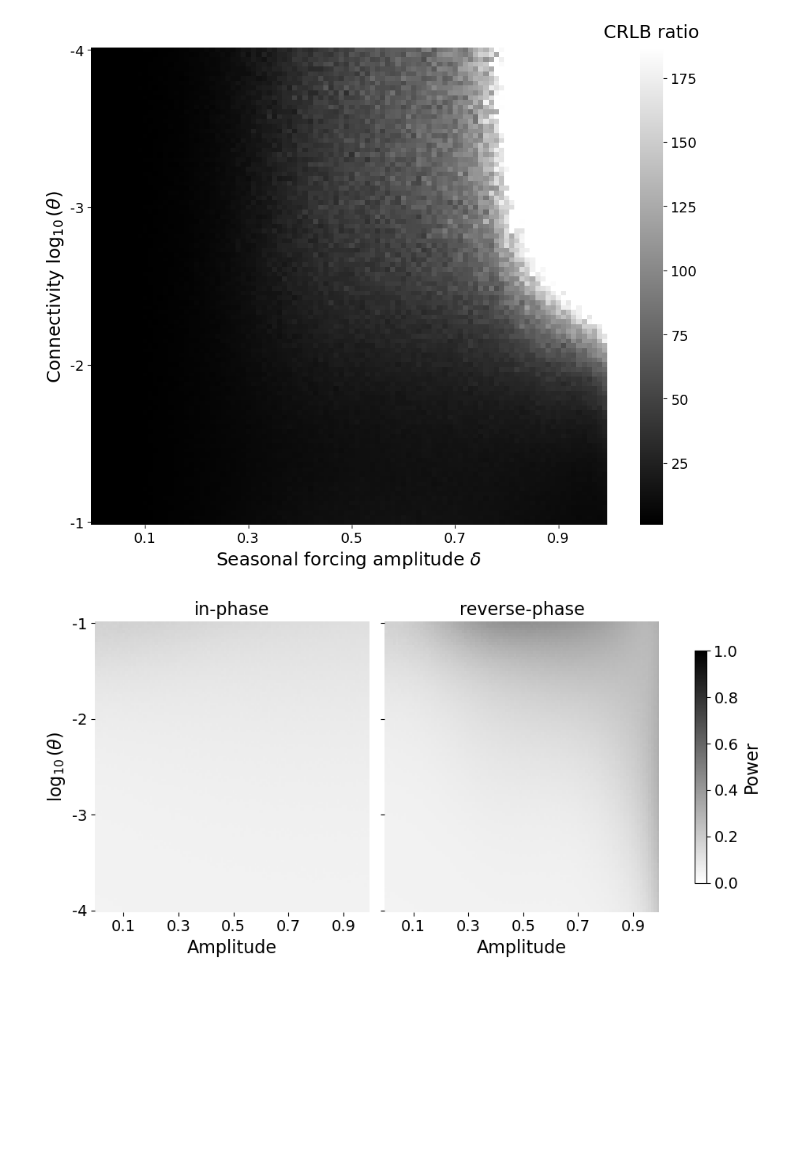
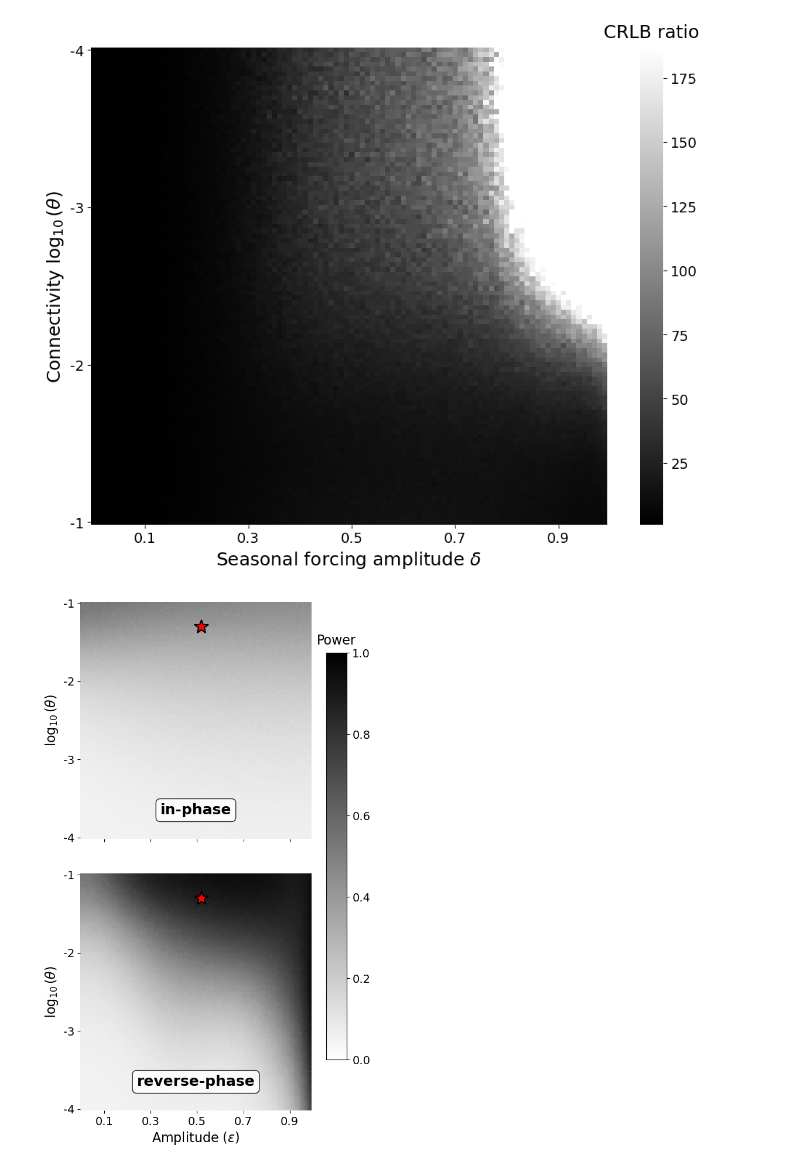
Before and after one commit to yairdaon/contacts, a Jupyter notebook: visualization_notebook.ipynb, the cells around one changed output. Saved outputs shown, nothing was run; the diff lists cells and outputs as text; code cells hidden in the pictures; blank space fills up the shorter version.

```diff
--- a/visualization_notebook.ipynb
+++ b/visualization_notebook.ipynb
@@ -616,8 +616,11 @@ plt.show()
 [figure]
 # %%
 # ============================================================
-# Figure 12 — Power heatmap (sync vs async) with ICs from the
-#             empirical distribution.
+# Figure 12 — Power heatmap (in-phase vs reverse-phase) with ICs
+#             from the empirical distribution. Power is computed
+#             under the 12-season aggregation used for the real-data
+#             analysis (CRLB / 12). A red star marks the flu
+#             operating point (theta = 0.05, delta = 0.517).
 # Output: pix/power.pdf
 # ============================================================
 import pandas as pd
@@ -629,45 +632,73 @@ from scipy.stats import norm
 plt.rcParams.update({'font.size': 16, 'axes.titlesize': 18, 'axes.labelsize': 16,
                      'xtick.labelsize': 14, 'ytick.labelsize': 14, 'legend.fontsize': 14})
 
+# Flu operating point (from paper parameter table)
+THETA_FLU = 0.05    # 5% connectivity
+DELTA_FLU = 0.517   # seasonal forcing amplitude for flu
+
 df = pd.read_csv("outputs/crlb.csv", index_col=None)
 df = df.rename(columns={'delta': 'amplitude'})
 df['phase2'] = df.phase2.replace({np.pi: 'reverse-phase', 0: 'in-phase'})
 df['log_crlb'] = np.log10(df.crlb)
 df['log_theta'] = np.log10(df.theta)
 
-z_alpha = 1.645
-df['power'] = 1 - norm.cdf(z_alpha - df['theta'] / np.sqrt(df['crlb']))
+z_alpha = norm.isf(0.05) #1.645
+
+# 12-season aggregation: CRLB_12 = CRLB_1 / 12 (assumes similar per-season CRLB)
+df['power'] = 1 - norm.cdf(z_alpha - df['theta'] / np.sqrt(df['crlb']/12))
 
 
 def draw_heatmap(data, **kwargs):
     pivot = data.pivot(index='theta', columns='amplitude', values='power')
     thetas = pivot.index.values
     amplitudes = pivot.columns.values
     ax = plt.gca()
     sns.heatmap(pivot, ax=ax, cmap='gray_r', vmin=0, vmax=1, cbar=False,
                 xticklabels=False, yticklabels=False)
     ax.invert_yaxis()
     x_desired = [0.1, 0.3, 0.5, 0.7, 0.9]
     x_positions = [np.argmin(np.abs(amplitudes - x)) + 0.5 for x in x_desired]
     ax.set_xticks(x_positions)
     ax.set_xticklabels(x_desired)
     y_desired_theta = [0.1, 0.01, 0.001, 0.0001]
     y_positions = [np.argmin(np.abs(thetas - y)) + 0.5 for y in y_desired_theta]
     ax.set_yticks(y_positions)
     ax.set_yticklabels(['-1', '-2', '-3', '-4'])
 
+    # Red star at the flu operating point (theta, delta).
+    x_flu = np.argmin(np.abs(amplitudes - DELTA_FLU)) + 0.5
+    y_flu = np.argmin(np.abs(thetas - THETA_FLU)) + 0.5
+    ax.plot(x_flu, y_flu, marker='*', color='red', markersize=18,
+            markeredgecolor='black', markeredgewidth=1.5, zorder=10,
+            linestyle='None')
+
 
 df_agg = df.groupby(['theta', 'amplitude', 'phase2'])['power'].mean().reset_index()
 
-g = sns.FacetGrid(df_agg, col='phase2', height=5, aspect=1)
+# Stacked panels: in-phase on top, reverse-phase below
+g = sns.FacetGrid(df_agg, row='phase2',
+                  row_order=['in-phase', 'reverse-phase'],
+                  height=5, aspect=1.2)
 g.map_dataframe(draw_heatmap)
-g.set_axis_labels('Amplitude', r'$\log_{10}(\theta)$')
-g.set_titles(col_template='{col_name}')
+g.set_axis_labels(r'Amplitude ($\epsilon$)', r'$\log_{10}(\theta)$')
+g.set_titles(row_template='')  # suppress default top titles
+
+# Panel label INSIDE each panel (top-center), with a semi-opaque white box
+# so the text stays readable against the heatmap.
+for ax, label in zip(g.axes.flat, ['in-phase', 'reverse-phase']):
+    ax.text(0.5, 0.15, label, transform=ax.transAxes,
+            ha='center', va='top', fontsize=18, fontweight='bold',
+            bbox=dict(boxstyle='round,pad=0.3', facecolor='white',
+                      edgecolor='black', alpha=0.85))
+
 sm = plt.cm.ScalarMappable(cmap='gray_r', norm=plt.Normalize(0, 1))
 sm.set_array([])
-g.figure.colorbar(sm, ax=g.axes, location='right', shrink=0.8, label='Power')
+# Colorbar: no side label; place "Power" as a title above the bar.
+cbar = g.figure.colorbar(sm, ax=g.axes, location='right', shrink=0.8)
+cbar.ax.set_title('Power', fontsize=16, pad=10)
+
 plt.savefig("pix/power.png", dpi=150, bbox_inches='tight')
 plt.savefig("pix/power.pdf", bbox_inches='tight')
 plt.show()
 # %% [output]
-[figure, old version]
+[figure, new version]
```
Also changed, not shown: parts of 6 cells of this notebook, 5 other files.
